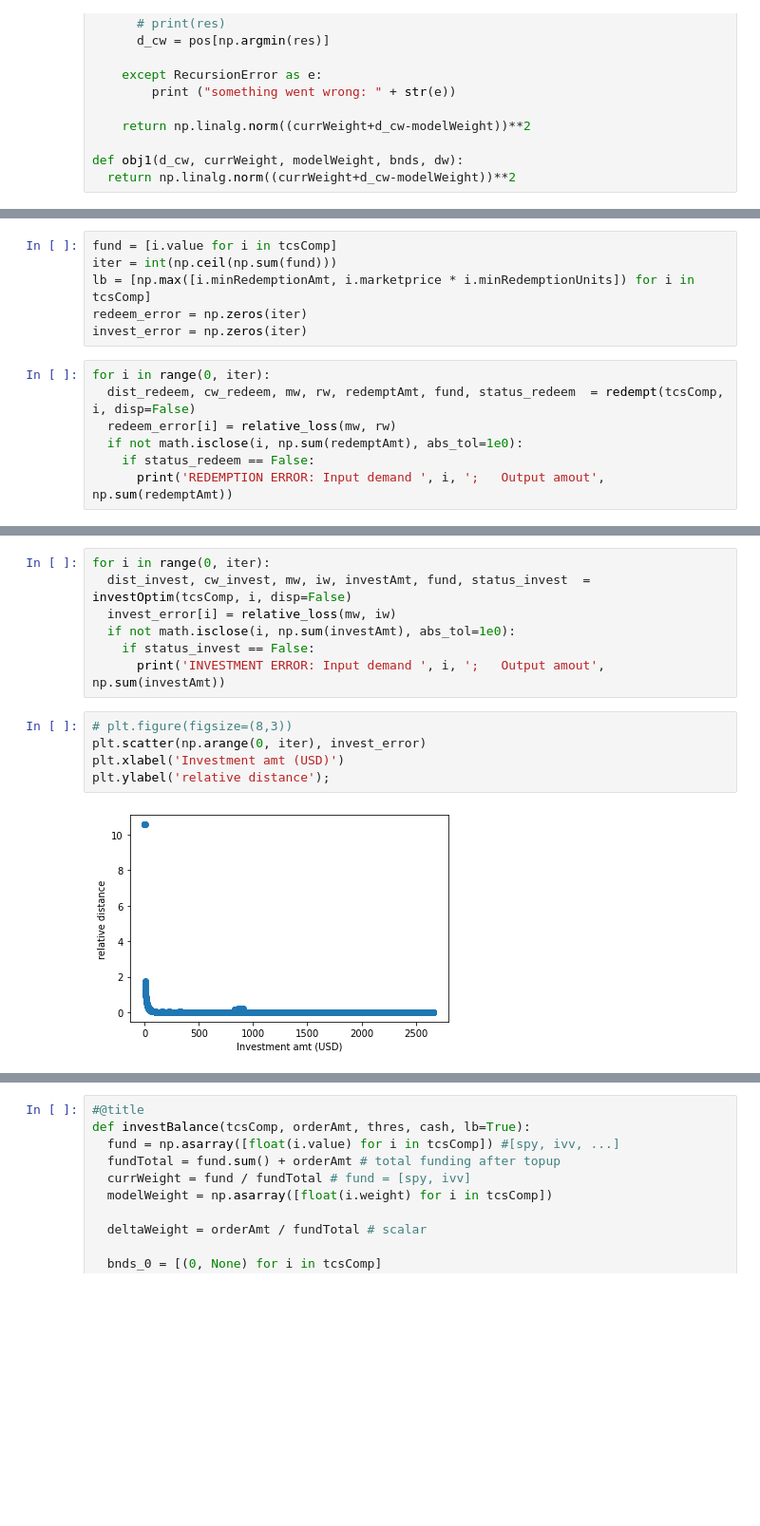
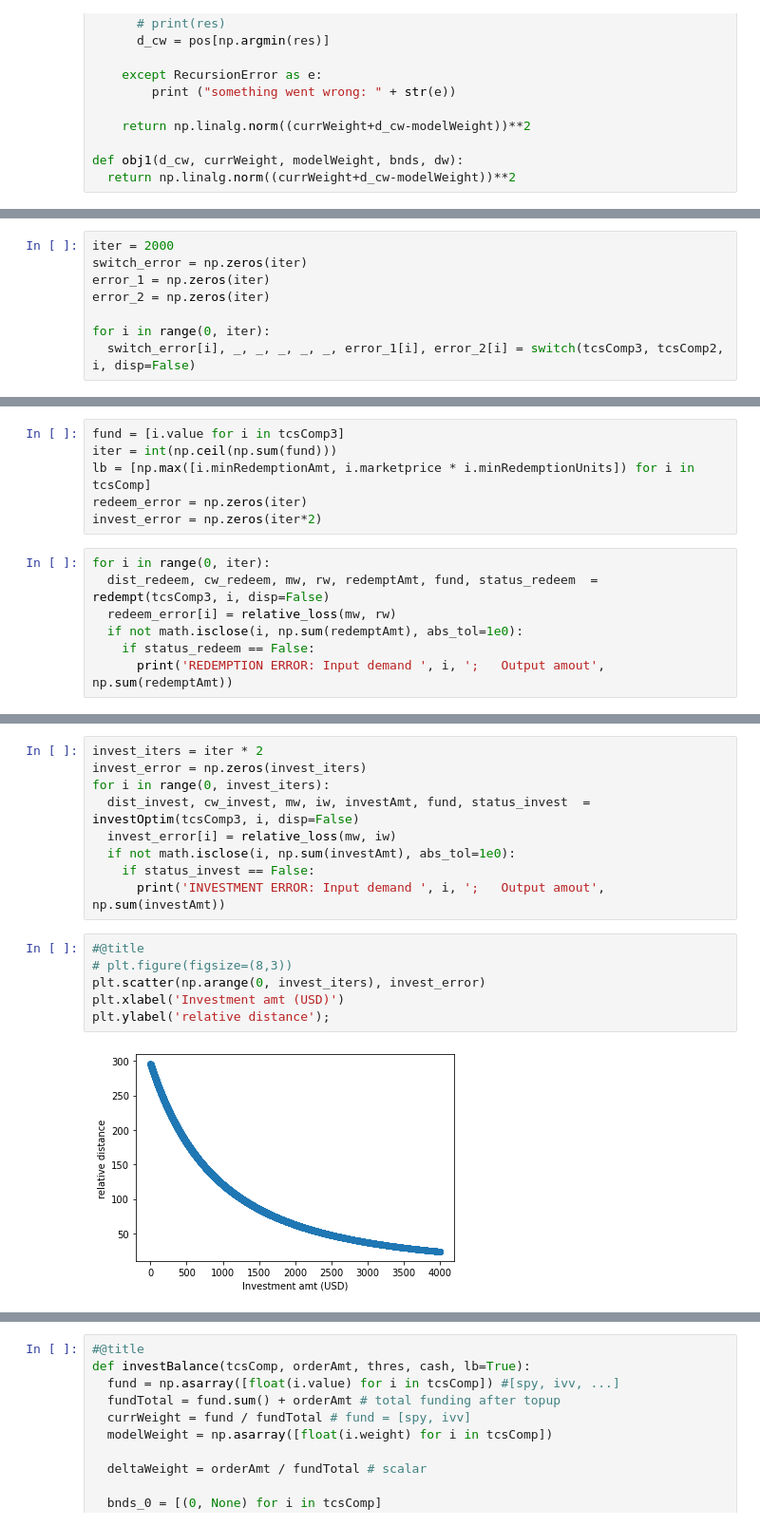
Before and after one commit to ukunliu/MODS203, a Jupyter notebook: invest.ipynb, the cells around one changed output, grey strips where cells are left out. Shown at 95% size. Cells and saved outputs as stored; diff of their text form; blank space fills up the shorter version.

Commit message:
Before optimizing coding

```diff
--- a/invest.ipynb
+++ b/invest.ipynb
@@ -862,0 +1253,8 @@ def decompose(amt_set, i, thres=0):
+# %%
+iter = 2000
+switch_error = np.zeros(iter)
+error_1 = np.zeros(iter)
+error_2 = np.zeros(iter)
+
+for i in range(0, iter):
+  switch_error[i], _, _, _, _, _, error_1[i], error_2[i] = switch(tcsComp3, tcsComp2, i, disp=False)
@@ -863,12 +1315,12 @@ def decompose(amt_set, i, thres=0):
 # %%
-fund = [i.value for i in tcsComp]
+fund = [i.value for i in tcsComp3]
 iter = int(np.ceil(np.sum(fund)))
 lb = [np.max([i.minRedemptionAmt, i.marketprice * i.minRedemptionUnits]) for i in tcsComp]
 redeem_error = np.zeros(iter)
-invest_error = np.zeros(iter)
+invest_error = np.zeros(iter*2)
 # %%
 for i in range(0, iter):
-  dist_redeem, cw_redeem, mw, rw, redemptAmt, fund, status_redeem  = redempt(tcsComp, i, disp=False)
+  dist_redeem, cw_redeem, mw, rw, redemptAmt, fund, status_redeem  = redempt(tcsComp3, i, disp=False)
   redeem_error[i] = relative_loss(mw, rw)
   if not math.isclose(i, np.sum(redemptAmt), abs_tol=1e0):
     if status_redeem == False:
@@ -883,14 +1340,17 @@ plt.ylabel('relative distance');
 # %%
-for i in range(0, iter):
-  dist_invest, cw_invest, mw, iw, investAmt, fund, status_invest  = investOptim(tcsComp, i, disp=False)
+invest_iters = iter * 2
+invest_error = np.zeros(invest_iters)
+for i in range(0, invest_iters):
+  dist_invest, cw_invest, mw, iw, investAmt, fund, status_invest  = investOptim(tcsComp3, i, disp=False)
   invest_error[i] = relative_loss(mw, iw)
   if not math.isclose(i, np.sum(investAmt), abs_tol=1e0):
     if status_invest == False:
       print('INVESTMENT ERROR: Input demand ', i, ';   Output amout', np.sum(investAmt))
 # %%
+#@title
 # plt.figure(figsize=(8,3))
-plt.scatter(np.arange(0, iter), invest_error)
+plt.scatter(np.arange(0, invest_iters), invest_error)
 plt.xlabel('Investment amt (USD)')
 plt.ylabel('relative distance');
 # %% [output]
-[figure, old version]
+[figure, new version]
```
Also changed, not shown: parts of 50 cells of this notebook.
